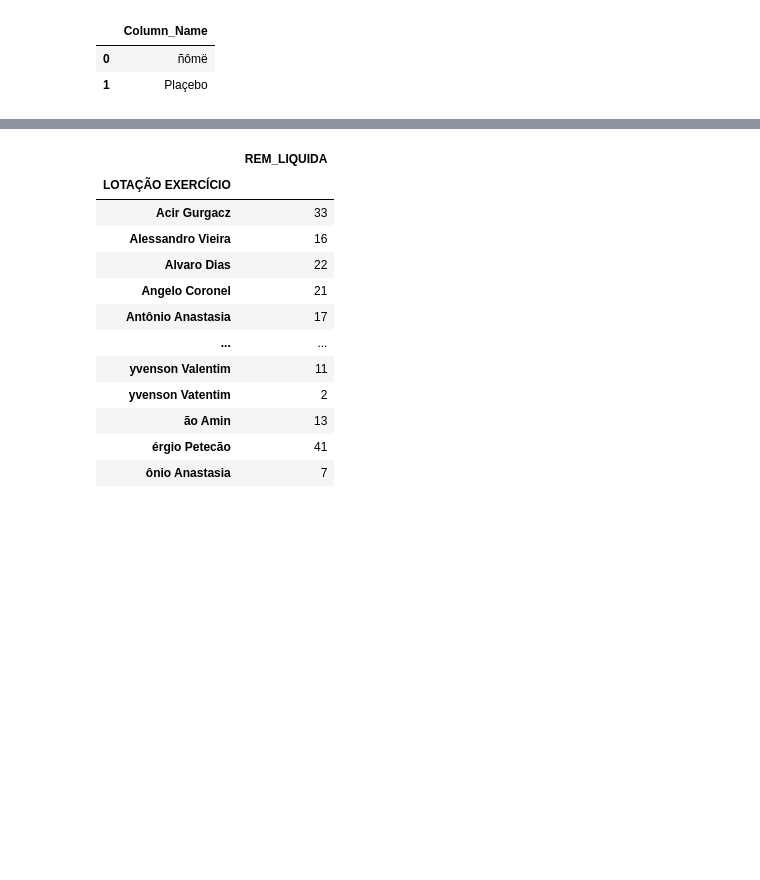
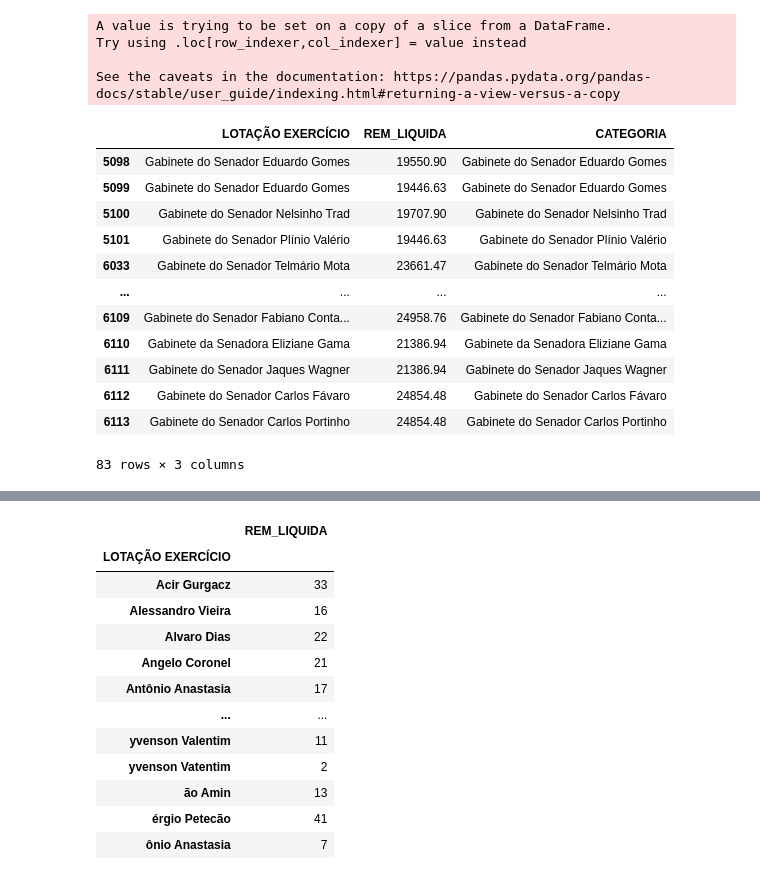
Before and after one commit to LeodeFaria/IDP, a Jupyter notebook: 4 Aula - Carregando dados - Segunda tentativa.ipynb, the cells around one changed output, grey strips where cells are left out. Cells and saved outputs as stored; diff of their text form; code cells hidden in the pictures; blank space fills up the shorter version.

```diff
--- a/4 Aula - Carregando dados - Segunda tentativa.ipynb
+++ b/4 Aula - Carregando dados - Segunda tentativa.ipynb
@@ -66,12 +65,36 @@ def corrigir_nomes(nome):
     nome = nome.replace('=','').replace("[",'').replace(']','').replace("{",'').replace('}','').replace('/','')
 
     return nome
-# %%
-from pandas import DataFrame
-leo = ['ñômë', 'Plaçebo']
-df = DataFrame (leo,columns=['Column_Name'])
-df.apply(corrigir_nomes)
-# %% [output]
-|  | Column_Name |
-| 0 | ñômë |
-| 1 | Plaçebo |
+# %%
+from unidecode import unidecode
+
+lotacao = senado[['LOTAÇÃO EXERCÍCIO','REM_LIQUIDA','CATEGORIA']]
+# %%
+
+lotacao['LOTAÇÃO EXERCÍCIO'] = lotacao[lotacao['LOTAÇÃO EXERCÍCIO'].str.contains('Senador')]
+
+lotacao = lotacao.dropna()
+
+lotacao['CATEGORIA'] = lotacao[lotacao['CATEGORIA'].str.contains('PARLAMENTAR', na=False)]
+
+lotacao = lotacao.dropna()
+
+lotacao
+# %% [output]
+A value is trying to be set on a copy of a slice from a DataFrame.
+Try using .loc[row_indexer,col_indexer] = value instead
+
+See the caveats in the documentation: https://pandas.pydata.org/pandas-docs/stable/user_guide/indexing.html#returning-a-view-versus-a-copy
+|  | LOTAÇÃO EXERCÍCIO | REM_LIQUIDA | CATEGORIA |
+| 5098 | Gabinete do Senador Eduardo Gomes | 19550.90 | Gabinete do Senador Eduardo Gomes |
+| 5099 | Gabinete do Senador Eduardo Gomes | 19446.63 | Gabinete do Senador Eduardo Gomes |
+| 5100 | Gabinete do Senador Nelsinho Trad | 19707.90 | Gabinete do Senador Nelsinho Trad |
+| 5101 | Gabinete do Senador Plínio Valério | 19446.63 | Gabinete do Senador Plínio Valério |
+| 6033 | Gabinete do Senador Telmário Mota | 23661.47 | Gabinete do Senador Telmário Mota |
+| ... | ... | ... | ... |
+| 6109 | Gabinete do Senador Fabiano Conta... | 24958.76 | Gabinete do Senador Fabiano Conta... |
+| 6110 | Gabinete da Senadora Eliziane Gama | 21386.94 | Gabinete da Senadora Eliziane Gama |
+| 6111 | Gabinete do Senador Jaques Wagner | 21386.94 | Gabinete do Senador Jaques Wagner |
+| 6112 | Gabinete do Senador Carlos Fávaro | 24854.48 | Gabinete do Senador Carlos Fávaro |
+| 6113 | Gabinete do Senador Carlos Portinho | 24854.48 | Gabinete do Senador Carlos Portinho |
+83 rows × 3 columns
```
Also changed, not shown: parts of 6 cells of this notebook.
